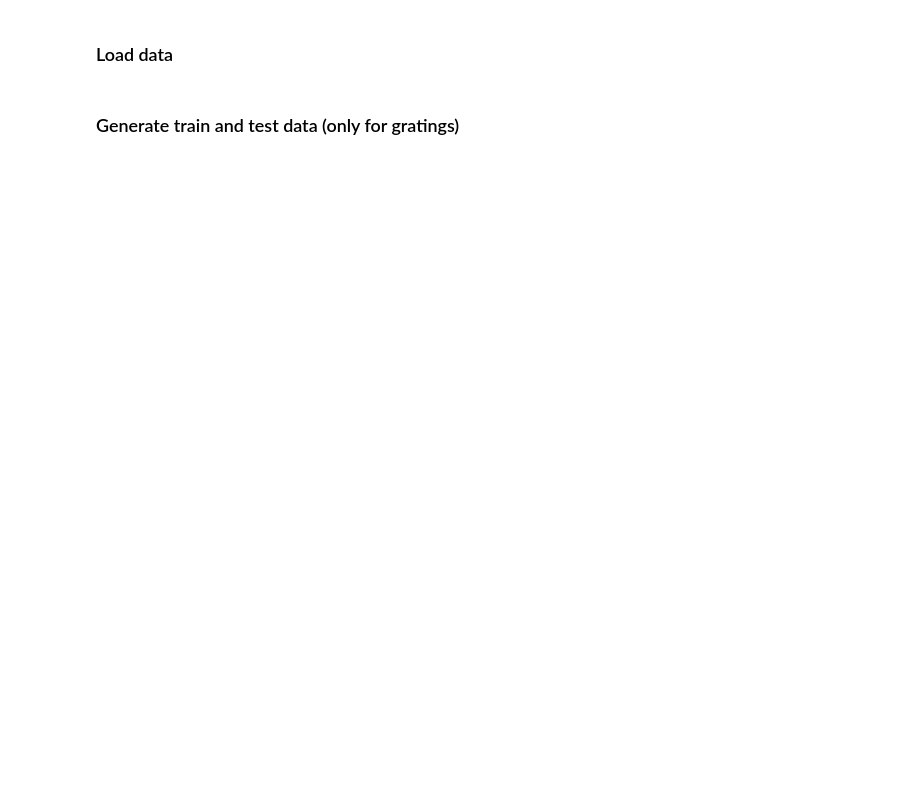
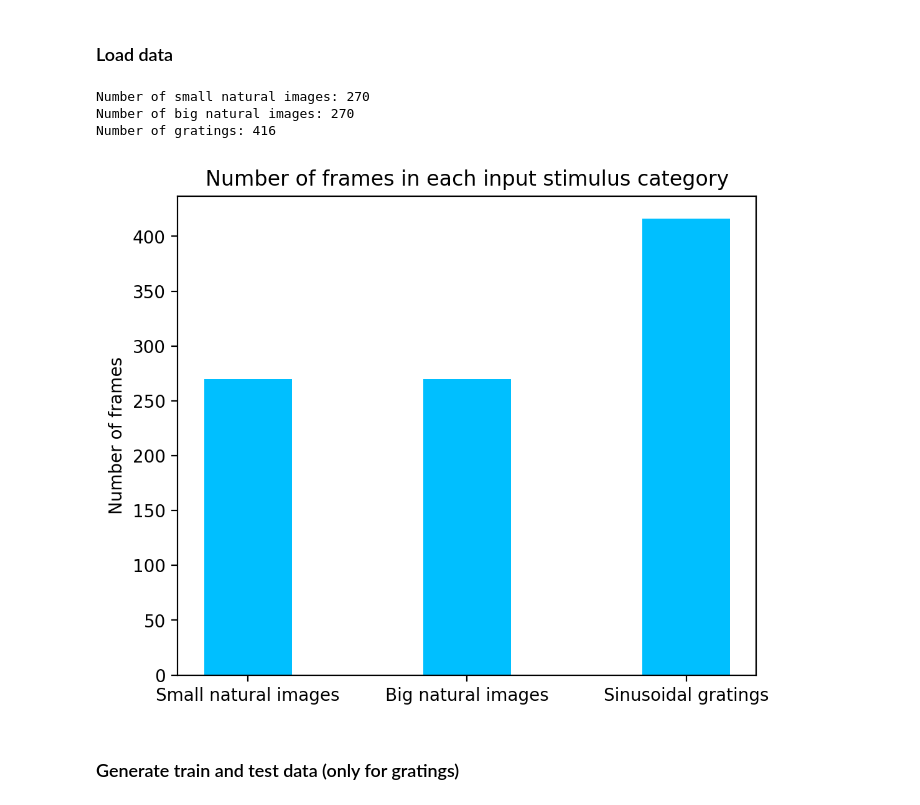
Before and after one commit to nguyen-td/snn-decoding, a Jupyter notebook: generate_data.ipynb, the cells around one changed output. Drawn from its saved outputs; the diff is of its cells as text; code cells hidden in the pictures; blank space fills up the shorter version.

```diff
--- a/generate_data.ipynb
+++ b/generate_data.ipynb
@@ -2,8 +2,13 @@
 import torch
 import numpy as np
 
+import matplotlib.pyplot as plt
+
 from pathlib import Path
 import scipy.io
+
+plt.rcParams['figure.dpi'] = 200
+plt.rcParams['savefig.dpi'] = 300
 # %% [markdown]
 ### Load data
 # %%
@@ -22,15 +27,43 @@ spike_train_cent = torch.tensor(spike_train_all[indcent == 1]).float()
 # get indices of all small natural images
 idx_small_nat_images = torch.zeros(spike_train_all.shape[1], dtype=torch.bool)
 idx_small_nat_images[:539:2] = 1
+print(f'Number of small natural images: {torch.count_nonzero(idx_small_nat_images)}')
 
 # get indices of all big natural images
 idx_big_nat_images = torch.ones(spike_train_all.shape[1], dtype=torch.bool)
 idx_big_nat_images[:539:2] = 0
 idx_big_nat_images[540:] = 0
+print(f'Number of big natural images: {torch.count_nonzero(idx_big_nat_images)}')
 
 # get indices of all gratings
 idx_gratings = torch.zeros(spike_train_all.shape[1], dtype=torch.bool)
 idx_gratings[540:] = 1
+print(f'Number of gratings: {torch.count_nonzero(idx_gratings)}')
+# %% [output]
+Number of small natural images: 270
+Number of big natural images: 270
+Number of gratings: 416
+# %%
+# create barplot
+data = {'Small natural images': torch.count_nonzero(idx_small_nat_images),
+        'Big natural images': torch.count_nonzero(idx_big_nat_images),
+        'Sinusoidal gratings': torch.count_nonzero(idx_gratings)}
+
+input_stimuli = list(data.keys())
+values = list(data.values())
+
+fig = plt.figure(figsize = (6, 5))
+
+# creating the bar plot
+plt.bar(input_stimuli, values, color ='deepskyblue',
+        width = 0.4)
+
+plt.ylabel('Number of frames')
+plt.title('Number of frames in each input stimulus category')
+plt.savefig(Path('figures') / 'data_distribution.png')
+plt.show()
+# %% [output]
+[figure, added]
 # %%
 # only use gratings
 spike_train_cent = spike_train_cent[:, idx_gratings, :, :]
```
Also changed, not shown: 4 other files.
